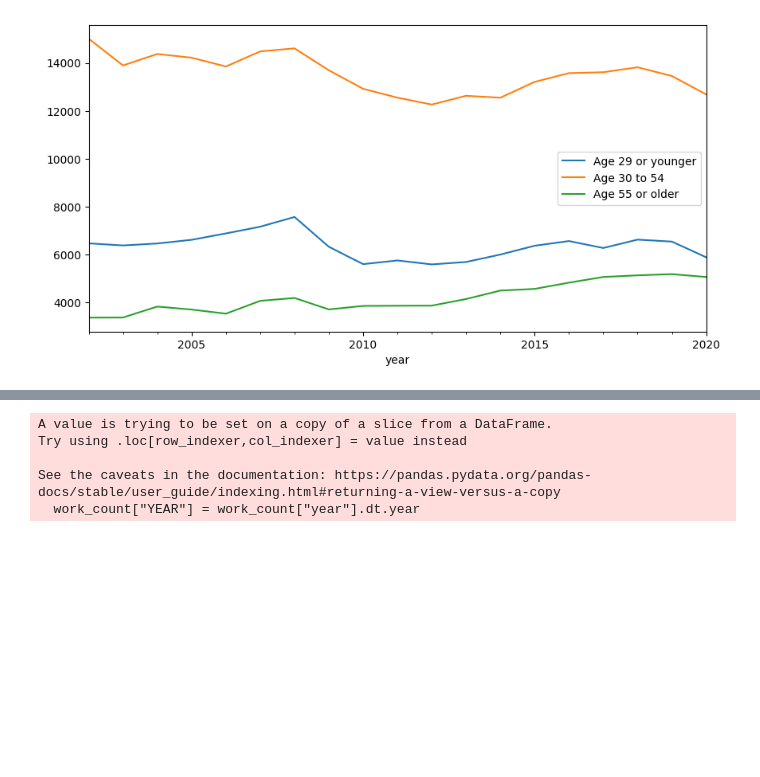
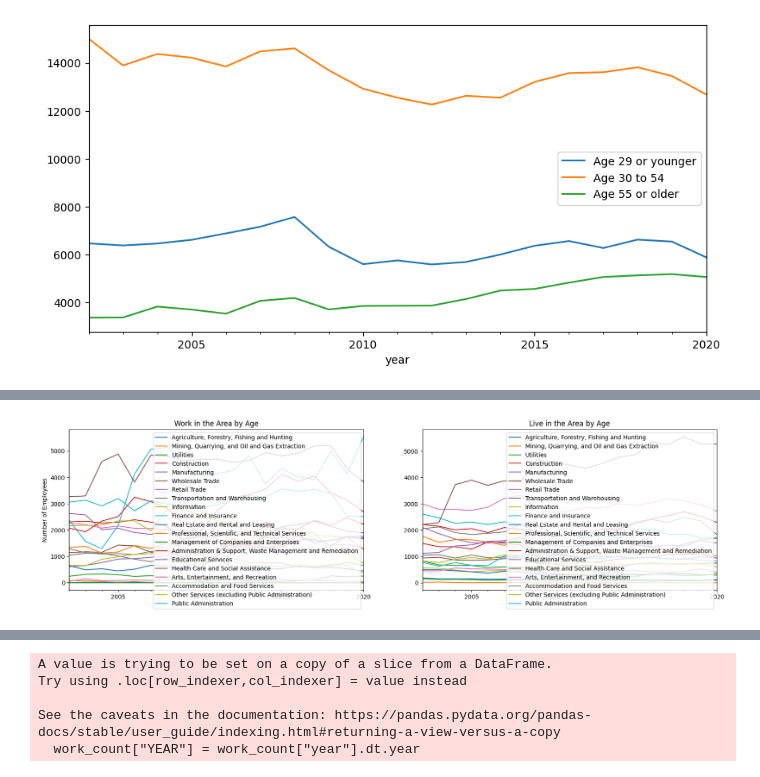
Before and after one commit to ReidelVichot/DE_ASCENT, a Jupyter notebook: OnTheMap_analysis.ipynb, the cells around one changed output, grey strips where cells are left out. Saved outputs shown, nothing was run; the diff lists cells and outputs as text; code cells hidden in the pictures; blank space fills up the shorter version.

```diff
--- a/OnTheMap_analysis.ipynb
+++ b/OnTheMap_analysis.ipynb
@@ -104,0 +149,51 @@ fig.show()
+# %%
+fig, ax = plt.subplots(1,2, figsize= (20,5))
+work_count.plot(y='Agriculture, Forestry, Fishing and Hunting', x="year", ax=ax[0])
+work_count.plot(y='Mining, Quarrying, and Oil and Gas Extraction' , x="year", ax=ax[0])
+work_count.plot(y='Utilities', x="year", ax=ax[0])
+work_count.plot(y='Construction', x="year", ax=ax[0])
+work_count.plot(y='Manufacturing', x="year", ax=ax[0])
+work_count.plot(y='Wholesale Trade', x="year", ax=ax[0])
+work_count.plot(y='Retail Trade', x="year", ax=ax[0])
+work_count.plot(y='Transportation and Warehousing', x="year", ax=ax[0])
+work_count.plot(y='Information', x="year", ax=ax[0])
+work_count.plot(y='Finance and Insurance', x="year", ax=ax[0])
+work_count.plot(y='Real Estate and Rental and Leasing', x="year", ax=ax[0])
+work_count.plot(y='Professional, Scientific, and Technical Services', x="year", ax=ax[0])
+work_count.plot(y='Management of Companies and Enterprises', x="year", ax=ax[0])
+work_count.plot(y='Administration & Support, Waste Management and Remediation', x="year", ax=ax[0])
+work_count.plot(y='Educational Services', x="year", ax=ax[0])
+work_count.plot(y='Health Care and Social Assistance', x="year", ax=ax[0])
+work_count.plot(y='Arts, Entertainment, and Recreation', x="year", ax=ax[0])
+work_count.plot(y='Accommodation and Food Services', x="year", ax=ax[0])
+work_count.plot(y='Other Services (excluding Public Administration)', x="year", ax=ax[0])
+work_count.plot(y='Public Administration', x="year", ax=ax[0])
+home_count.plot(y='Agriculture, Forestry, Fishing and Hunting', x="year", ax=ax[1])
+home_count.plot(y='Mining, Quarrying, and Oil and Gas Extraction' , x="year", ax=ax[1])
+home_count.plot(y='Utilities', x="year", ax=ax[1])
+home_count.plot(y='Construction', x="year", ax=ax[1])
+home_count.plot(y='Manufacturing', x="year", ax=ax[1])
+home_count.plot(y='Wholesale Trade', x="year", ax=ax[1])
+home_count.plot(y='Retail Trade', x="year", ax=ax[1])
+home_count.plot(y='Transportation and Warehousing', x="year", ax=ax[1])
+home_count.plot(y='Information', x="year", ax=ax[1])
+home_count.plot(y='Finance and Insurance', x="year", ax=ax[1])
+home_count.plot(y='Real Estate and Rental and Leasing', x="year", ax=ax[1])
+home_count.plot(y='Professional, Scientific, and Technical Services', x="year", ax=ax[1])
+home_count.plot(y='Management of Companies and Enterprises', x="year", ax=ax[1])
+home_count.plot(y='Administration & Support, Waste Management and Remediation', x="year", ax=ax[1])
+home_count.plot(y='Educational Services', x="year", ax=ax[1])
+home_count.plot(y='Health Care and Social Assistance', x="year", ax=ax[1])
+home_count.plot(y='Arts, Entertainment, and Recreation', x="year", ax=ax[1])
+home_count.plot(y='Accommodation and Food Services', x="year", ax=ax[1])
+home_count.plot(y='Other Services (excluding Public Administration)', x="year", ax=ax[1])
+home_count.plot(y='Public Administration', x="year", ax=ax[1])
+
+ax[0].set_xlabel("")
+ax[0].set_ylabel("Number of Employees")
+ax[1].set_xlabel("")
+ax[0].set_title("Work in the Area by Age")
+ax[1].set_title("Live in the Area by Age")
+fig.show()
+# %% [output]
+[figure, added]
```
Also changed, not shown: parts of 16 cells of this notebook.
